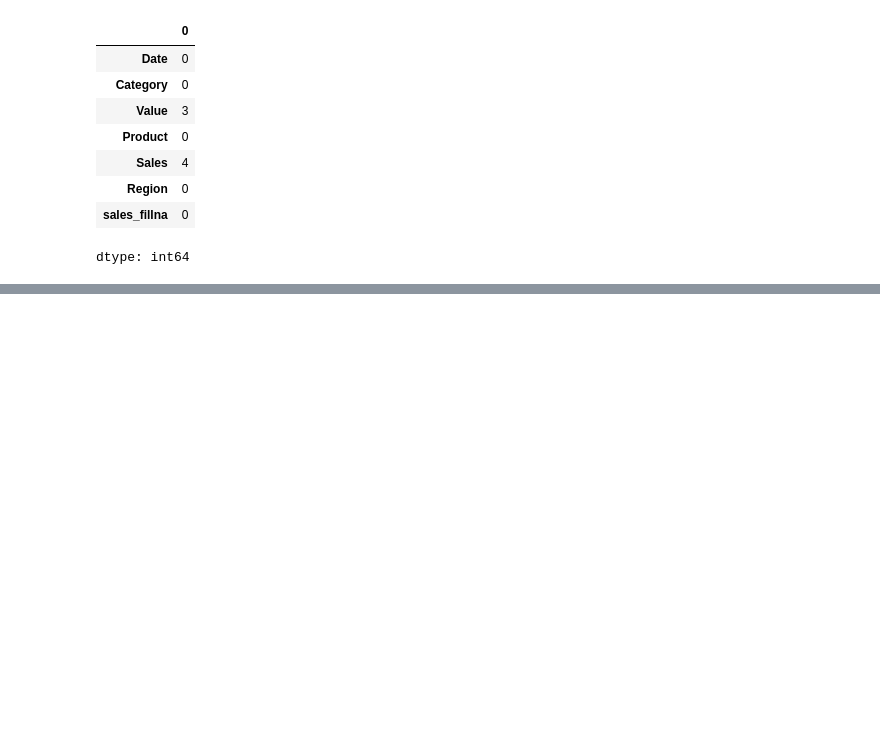
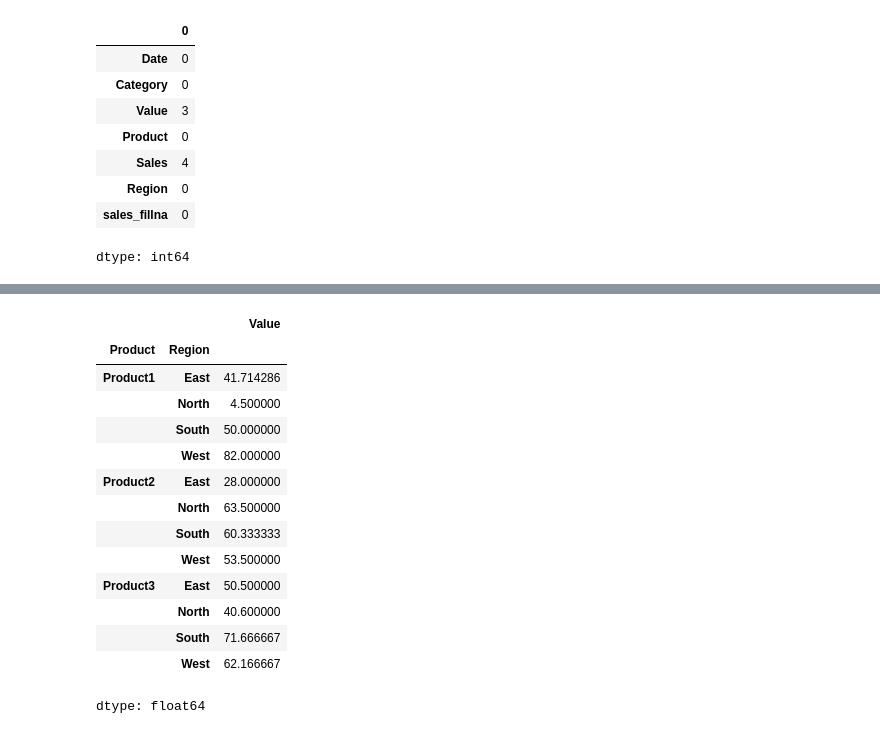
Before and after one commit to HrushhikeshMate/python-practice, a Jupyter notebook: 3_numpy.ipynb, the cells around one changed output, grey strips where cells are left out. Saved outputs shown, nothing was run; the diff lists cells and outputs as text; code cells hidden in the pictures; blank space fills up the shorter version.

```diff
--- a/3_numpy.ipynb
+++ b/3_numpy.ipynb
@@ -208,0 +238,18 @@ df
+# %%
+df.groupby(['Product','Region'])['Value'].mean()
+# %% [output]
+|  |  | Value |
+| Product | Region |  |
+| Product1 | East | 41.714286 |
+|  | North | 4.500000 |
+|  | South | 50.000000 |
+|  | West | 82.000000 |
+| Product2 | East | 28.000000 |
+|  | North | 63.500000 |
+|  | South | 60.333333 |
+|  | West | 53.500000 |
+| Product3 | East | 50.500000 |
+|  | North | 40.600000 |
+|  | South | 71.666667 |
+|  | West | 62.166667 |
+dtype: float64
```
Also changed, not shown: parts of 6 cells of this notebook.
